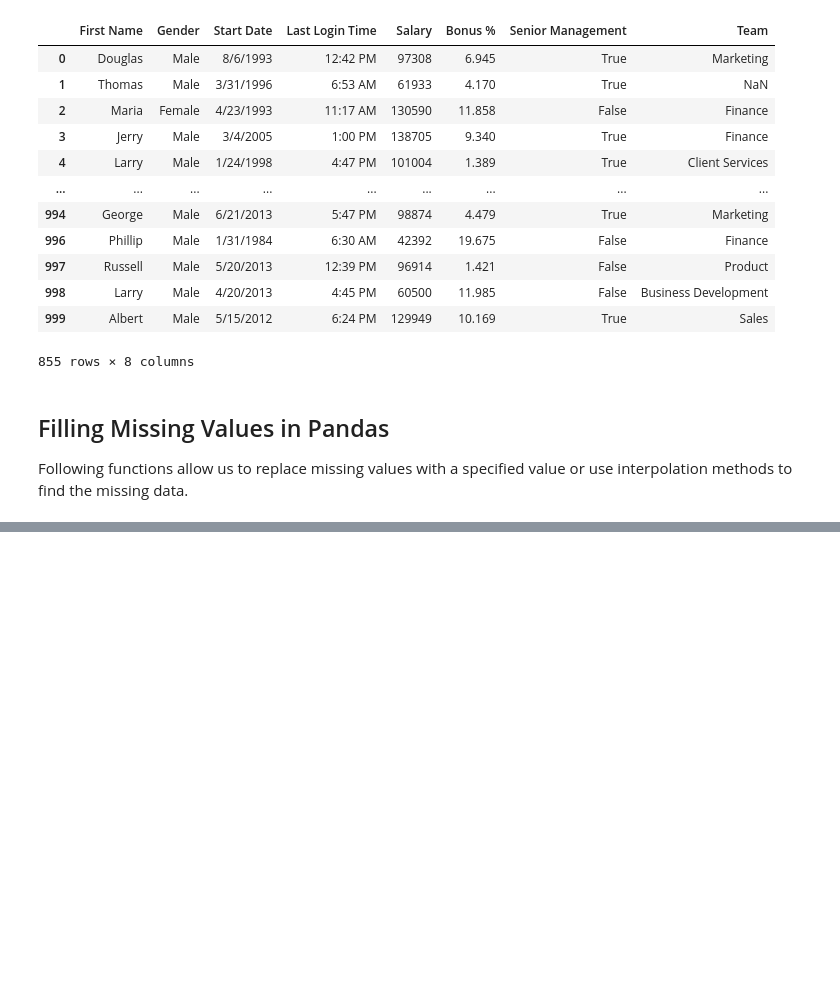
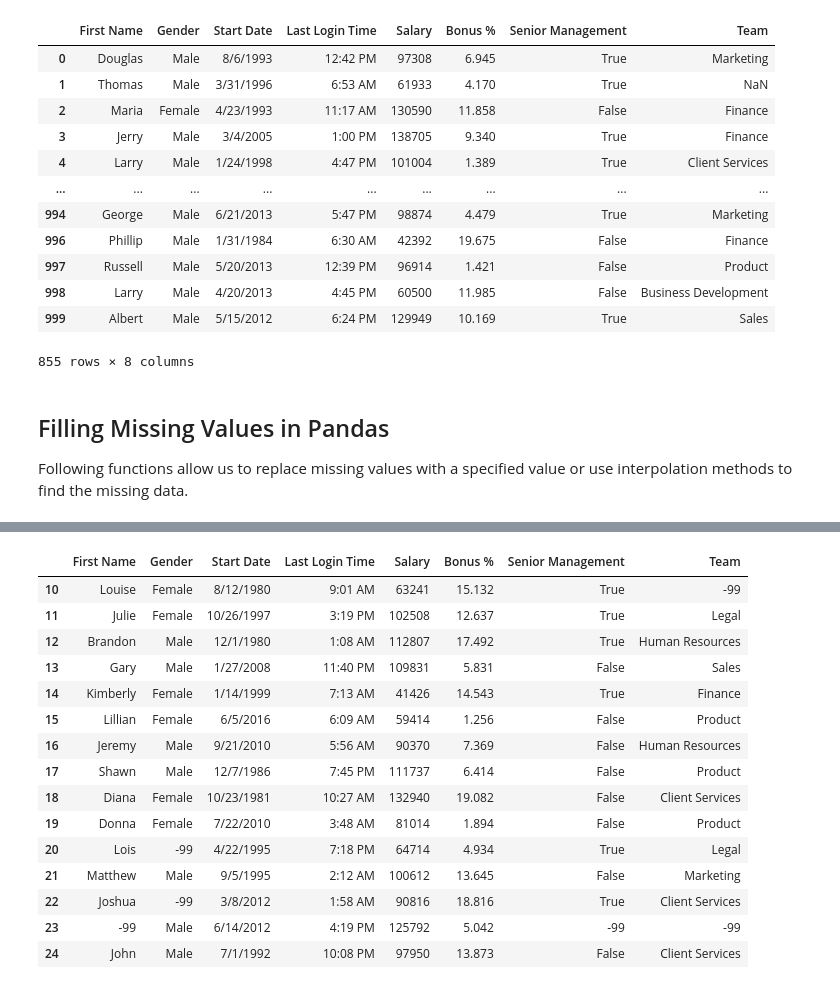
Before and after one commit to Jaimepelembe/Data_analyst_bootcamp_from_basics_to_advanced, a Jupyter notebook: S4_Data_Analysis/3_DataPreprocessing/3.3.workingWithMissingData.ipynb, the cells around one changed output, grey strips where cells are left out. Saved outputs shown, nothing was run; the diff lists cells and outputs as text; code cells hidden in the pictures; blank space fills up the shorter version.

```diff
--- a/S4_Data_Analysis/3_DataPreprocessing/3.3.workingWithMissingData.ipynb
+++ b/S4_Data_Analysis/3_DataPreprocessing/3.3.workingWithMissingData.ipynb
@@ -135,0 +266,20 @@ Following functions allow us to replace missing values with a specified value or
+# %%
+employees3=employees3.replace(to_replace=np.nan, value = -99)
+employees3[10:25]
+# %% [output]
+|  | First Name | Gender | Start Date | Last Login Time | Salary | Bonus % | Senior Management | Team |
+| 10 | Louise | Female | 8/12/1980 | 9:01 AM | 63241 | 15.132 | True | -99 |
+| 11 | Julie | Female | 10/26/1997 | 3:19 PM | 102508 | 12.637 | True | Legal |
+| 12 | Brandon | Male | 12/1/1980 | 1:08 AM | 112807 | 17.492 | True | Human Resources |
+| 13 | Gary | Male | 1/27/2008 | 11:40 PM | 109831 | 5.831 | False | Sales |
+| 14 | Kimberly | Female | 1/14/1999 | 7:13 AM | 41426 | 14.543 | True | Finance |
+| 15 | Lillian | Female | 6/5/2016 | 6:09 AM | 59414 | 1.256 | False | Product |
+| 16 | Jeremy | Male | 9/21/2010 | 5:56 AM | 90370 | 7.369 | False | Human Resources |
+| 17 | Shawn | Male | 12/7/1986 | 7:45 PM | 111737 | 6.414 | False | Product |
+| 18 | Diana | Female | 10/23/1981 | 10:27 AM | 132940 | 19.082 | False | Client Services |
+| 19 | Donna | Female | 7/22/2010 | 3:48 AM | 81014 | 1.894 | False | Product |
+| 20 | Lois | -99 | 4/22/1995 | 7:18 PM | 64714 | 4.934 | True | Legal |
+| 21 | Matthew | Male | 9/5/1995 | 2:12 AM | 100612 | 13.645 | False | Marketing |
+| 22 | Joshua | -99 | 3/8/2012 | 1:58 AM | 90816 | 18.816 | True | Client Services |
+| 23 | -99 | Male | 6/14/2012 | 4:19 PM | 125792 | 5.042 | -99 | -99 |
+| 24 | John | Male | 7/1/1992 | 10:08 PM | 97950 | 13.873 | False | Client Services |
```
Also changed, not shown: parts of 33 cells of this notebook.
